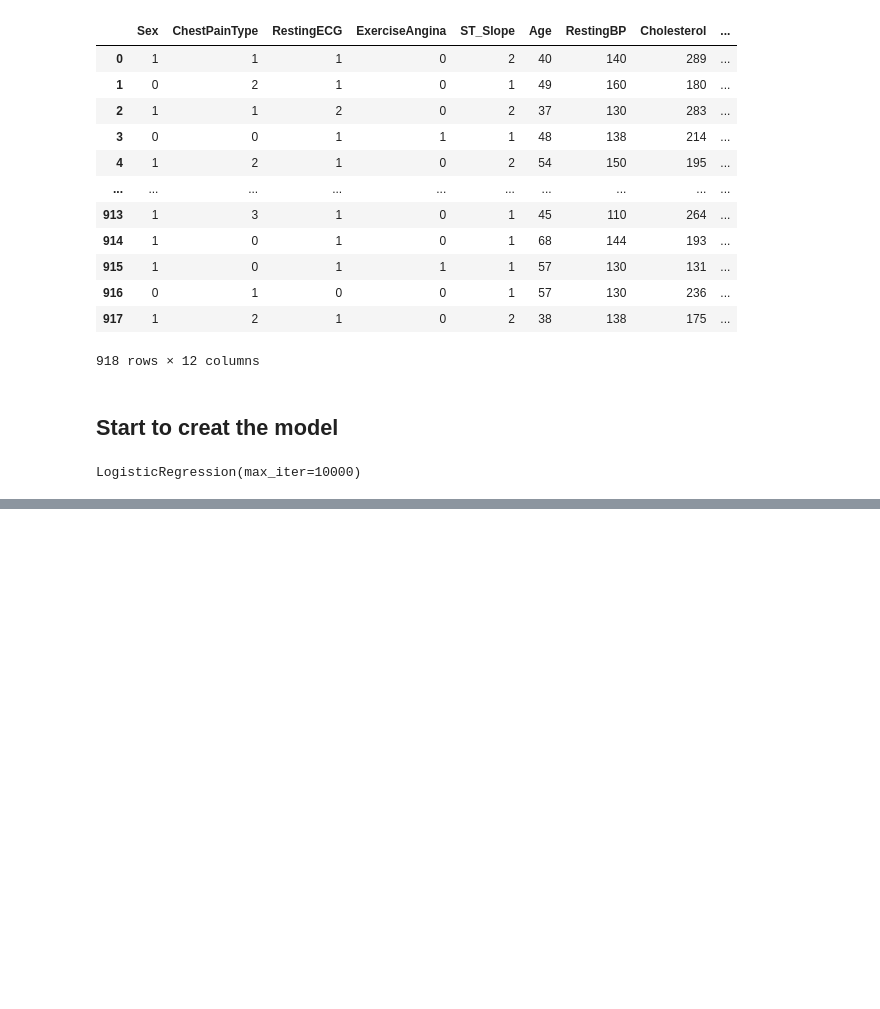
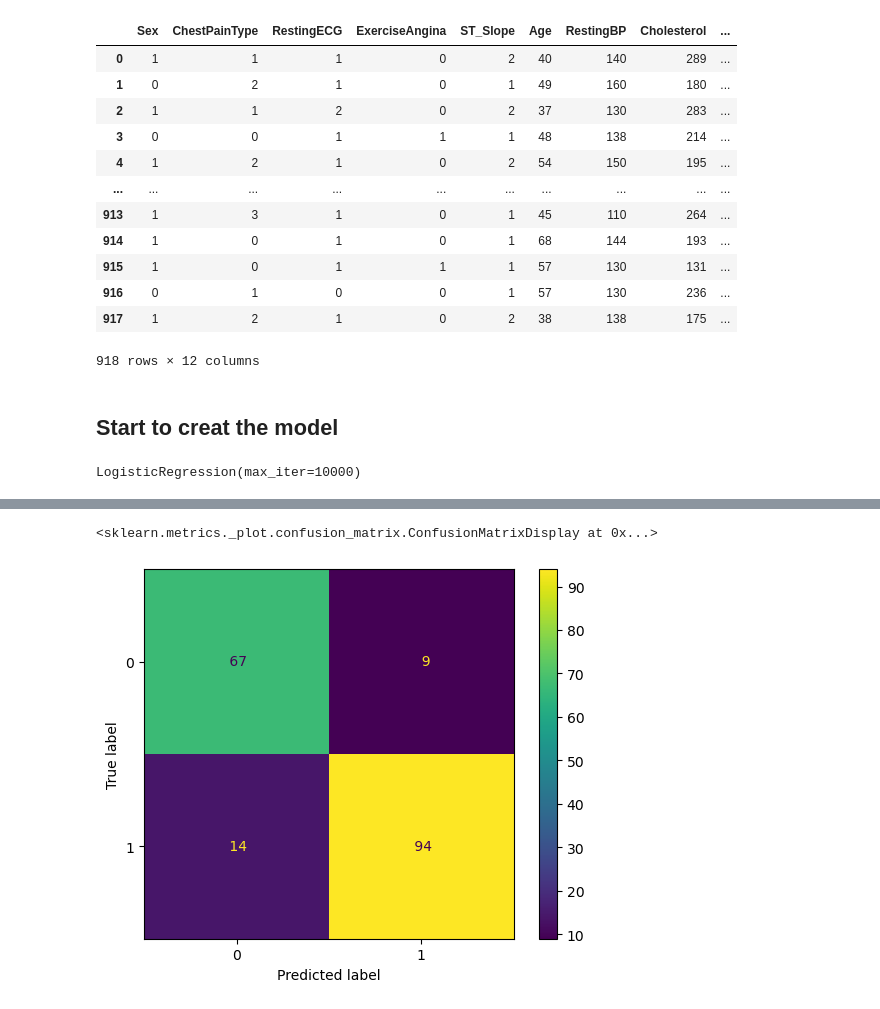
Before and after one commit to itsFDavid/Simulacion, a Jupyter notebook: Practices/Train_Heart_Failure/heart_failure_prediction.ipynb, the cells around one changed output, grey strips where cells are left out. Saved outputs shown, nothing was run; the diff lists cells and outputs as text; code cells hidden in the pictures; blank space fills up the shorter version.

```diff
--- a/Practices/Train_Heart_Failure/heart_failure_prediction.ipynb
+++ b/Practices/Train_Heart_Failure/heart_failure_prediction.ipynb
@@ -185,3 +205,7 @@ X_train, X_test, y_train, y_test = train_test_split(x, y, test_size=0.33, random
+# %%
+# DataSet de test
+X_test = test_set.drop("HeartDisease", axis = 1)
+y_test = test_set["HeartDisease"].copy()
 # %%
 # Creamos nuestro modelo de regresion logistica y entrenamos con en dataset de entreno
 model = LogisticRegression(max_iter=10000)
@@ -202,0 +247,5 @@ F1 score:  0.8680351906158357
+# %%
+ConfusionMatrixDisplay.from_estimator(model, X_test, y_test, values_format = '3g' )
+# %% [output]
+<sklearn.metrics._plot.confusion_matrix.ConfusionMatrixDisplay at 0x...>
+[figure, added]
```
Also changed, not shown: parts of 11 cells of this notebook.
